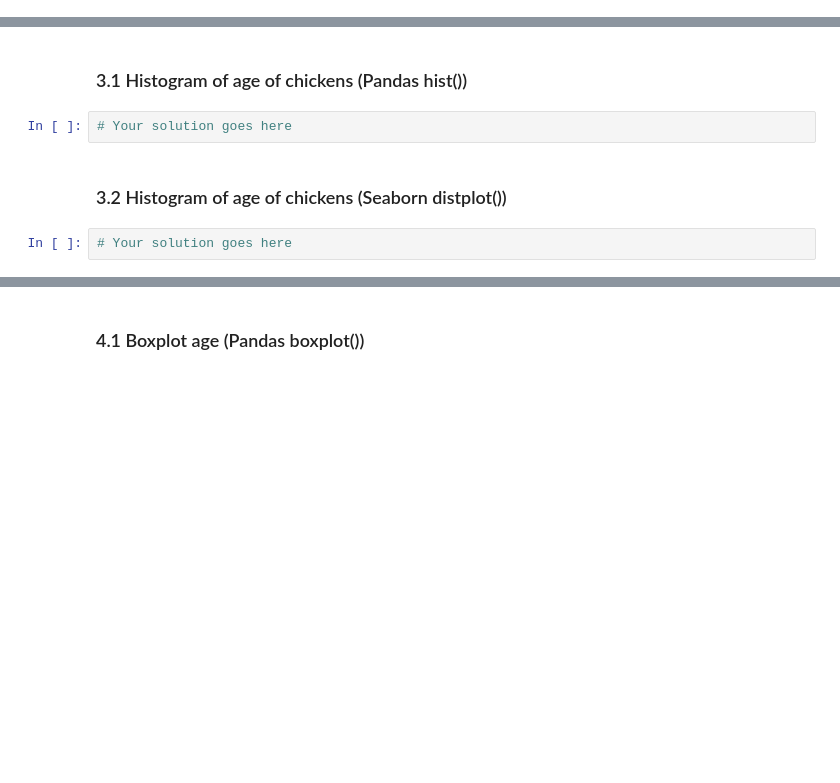
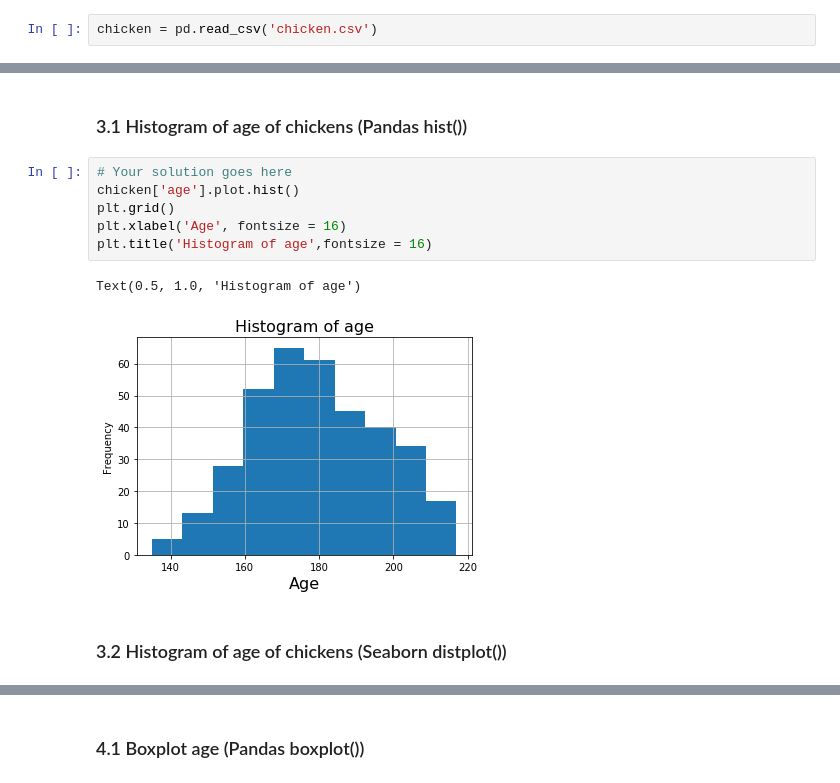
Before and after one commit to rahianIslam/Data-Visualization, a Jupyter notebook: chicken.ipynb, the cells around one changed output, grey strips where cells are left out. Cells and saved outputs as stored; diff of their text form; blank space fills up the shorter version.

```diff
--- a/chicken.ipynb
+++ b/chicken.ipynb
@@ -30,3 +28,5 @@ import seaborn as sns
+# %%
+chicken = pd.read_csv('chicken.csv')
 # %% [markdown]
 ### 1. Weight by diet summary stats (Pandas groupby and describe)
 # %%
@@ -38,8 +78,13 @@ import seaborn as sns
 # %% [markdown]
 ### 3.1 Histogram of age of chickens (Pandas hist())
-# %%
-# Your solution goes here
+# %%
+# Your solution goes here
+chicken['age'].plot.hist()
+plt.grid()
+plt.xlabel('Age', fontsize = 16)
+plt.title('Histogram of age',fontsize = 16)
+# %% [output]
+Text(0.5, 1.0, 'Histogram of age')
+[figure, added]
 # %% [markdown]
 ### 3.2 Histogram of age of chickens (Seaborn distplot())
-# %%
-# Your solution goes here
```
Also changed, not shown: parts of 15 cells of this notebook.
